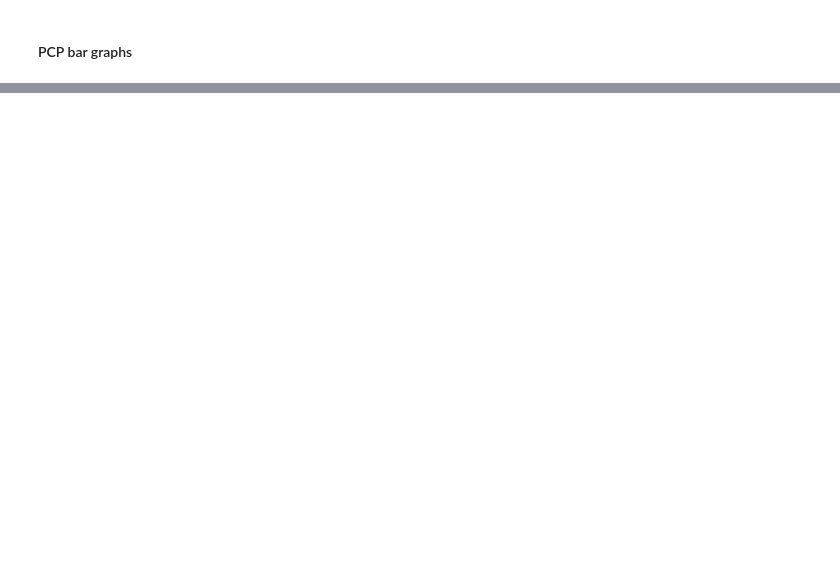
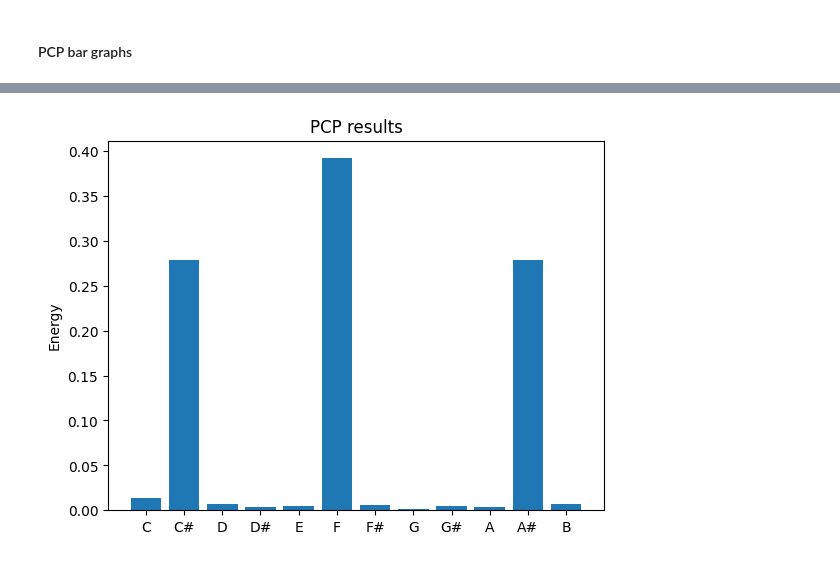
Before and after one commit to ZenSerito/ChordClassification, a Jupyter notebook: Machine_Learning/notebooks/Sequential_model.ipynb, the cells around one changed output, grey strips where cells are left out. Saved outputs shown, nothing was run; the diff lists cells and outputs as text; code cells hidden in the pictures; blank space fills up the shorter version.

```diff
--- a/Machine_Learning/notebooks/Sequential_model.ipynb
+++ b/Machine_Learning/notebooks/Sequential_model.ipynb
@@ -479,0 +541,27 @@ import matplotlib.pyplot as plt
+# %%
+#           A#m_flute_3_20_part32
+pitch = [
+            0.013280384619510945,
+            0.2783940444154687,
+            0.007195265535861566,
+            0.0031354605708162958,
+            0.00515019610793441,
+            0.39188031328248146,
+            0.006083775524688031,
+            0.0016453624720153567,
+            0.004589572295588142,
+            0.003263505755435072,
+            0.2784557410367275,
+            0.006926378383472552
+        ]
+
+
+objects = ('C', 'C#', 'D', 'D#', 'E', 'F', 'F#', 'G', 'G#', 'A', 'A#', 'B')
+y_pos = np.arange(len(objects))
+plt.bar(y_pos, pitch, align='center', alpha=1.0)
+plt.xticks(y_pos, objects)
+plt.ylabel('Energy')
+plt.title('PCP results')
+plt.show()
+# %% [output]
+[figure, added]
```
Also changed, not shown: parts of 20 cells of this notebook.
